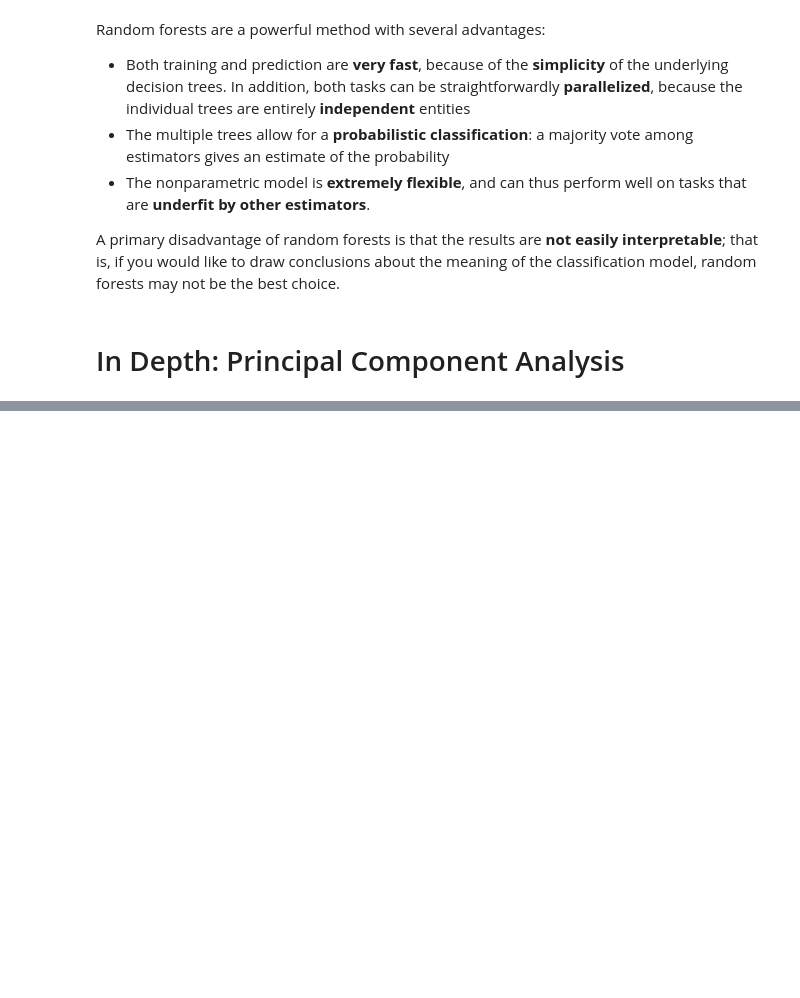
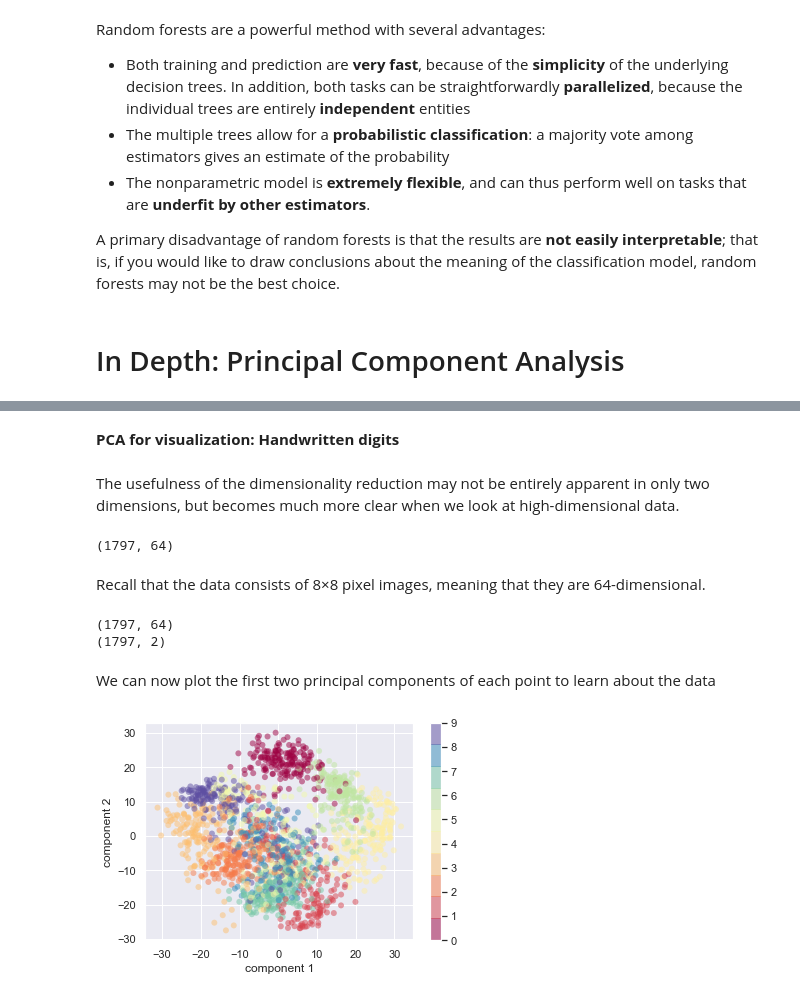
Before and after one commit to hanchiang/python-data-science-handbook, a Jupyter notebook: 5-machine-learning/5-machine-learning.ipynb, the cells around one changed output, grey strips where cells are left out. Cells and saved outputs as stored; diff of their text form; code cells hidden in the pictures; blank space fills up the shorter version.

```diff
--- a/5-machine-learning/5-machine-learning.ipynb
+++ b/5-machine-learning/5-machine-learning.ipynb
@@ -2378,0 +2482,31 @@ A primary disadvantage of random forests is that the results are **not easily in
+# %% [markdown]
+**PCA for visualization: Handwritten digits**
+# %% [markdown]
+The usefulness of the dimensionality reduction may not be entirely apparent in only two dimensions, but becomes much more clear when we look at high-dimensional data.
+# %%
+from sklearn.datasets import load_digits
+digits = load_digits()
+digits.data.shape
+# %% [output]
+(1797, 64)
+# %% [markdown]
+Recall that the data consists of 8×8 pixel images, meaning that they are 64-dimensional.
+# %%
+pca = PCA(2) # project from 64 to 2 dimensions
+projected = pca.fit_transform(digits.data)
+print(digits.data.shape)
+print(projected.shape)
+# %% [output]
+(1797, 64)
+(1797, 2)
+# %% [markdown]
+We can now plot the first two principal components of each point to learn about the
+data
+# %%
+plt.scatter(projected[:, 0], projected[:, 1], c=digits.target,
+            edgecolor='none', alpha=0.5, cmap=plt.cm.get_cmap('Spectral', 10))
+plt.xlabel('component 1')
+plt.ylabel('component 2')
+plt.colorbar();
+# %% [output]
+[figure, added]
```
Also changed, not shown: parts of 37 cells of this notebook.
